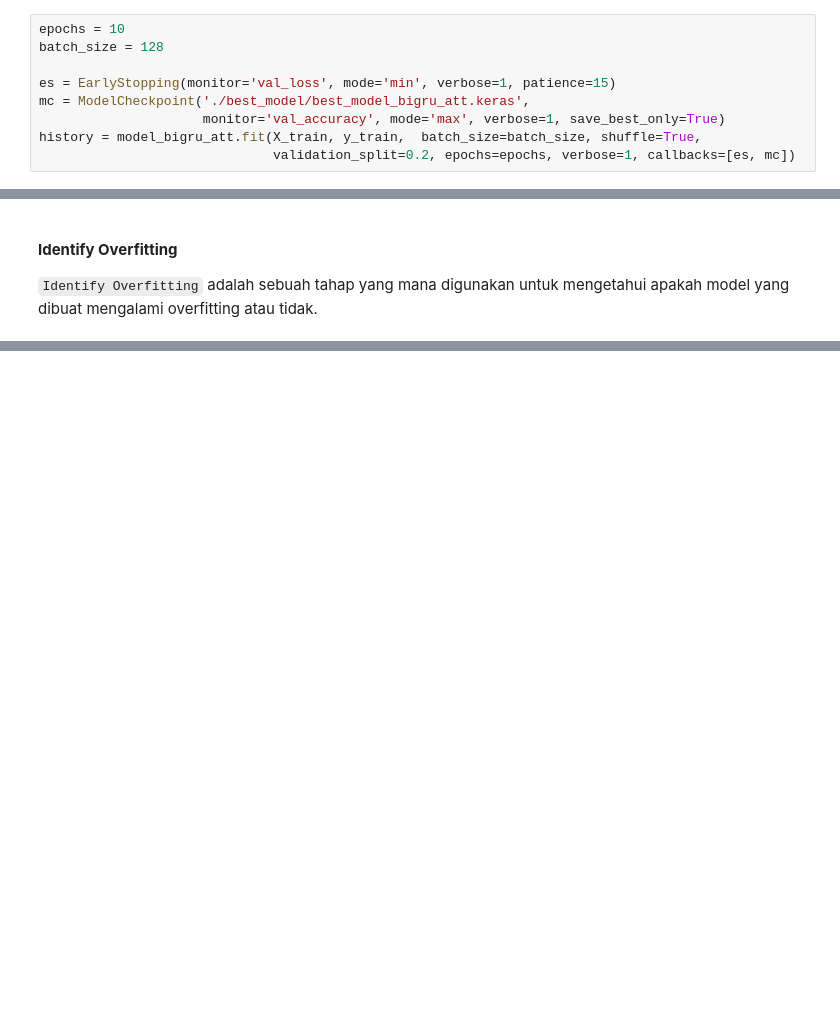
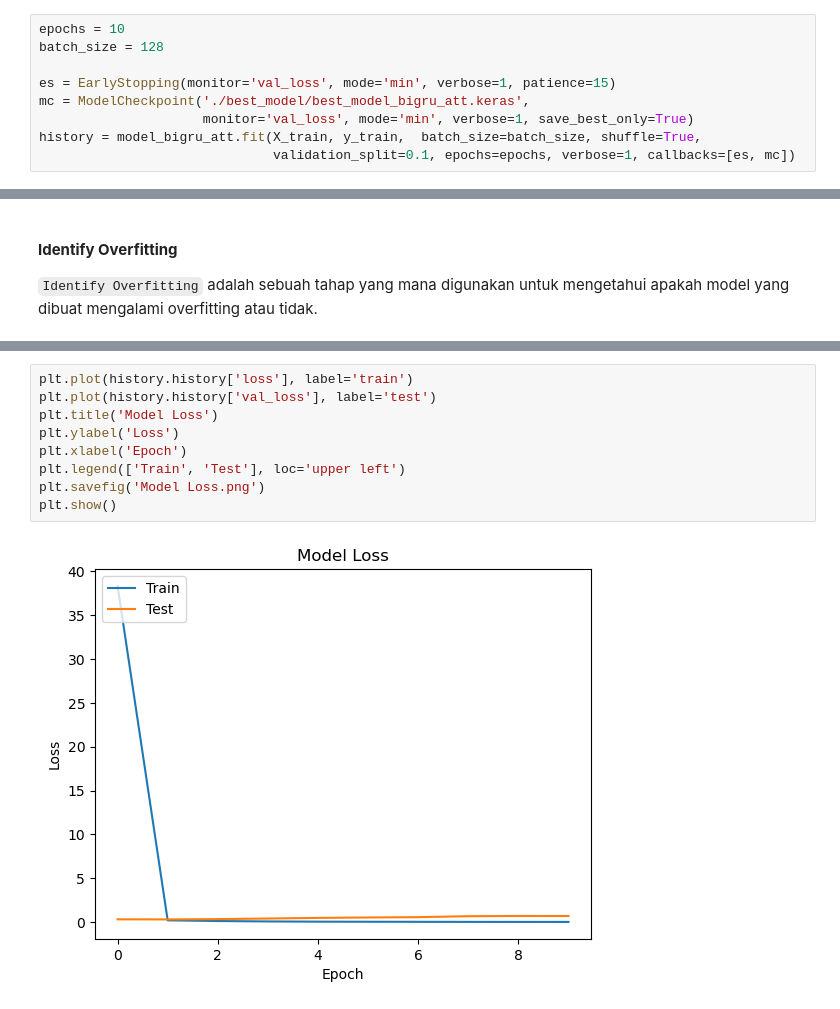
Before and after one commit to sains-data/Sentiment-Analysis-Using-GRU, a Jupyter notebook: Analysis GRU.ipynb, the cells around one changed output, grey strips where cells are left out. Drawn from its saved outputs; the diff is of its cells as text; blank space fills up the shorter version.

```diff
--- a/Analysis GRU.ipynb
+++ b/Analysis GRU.ipynb
@@ -630,8 +633,8 @@ batch_size = 128
 
 es = EarlyStopping(monitor='val_loss', mode='min', verbose=1, patience=15)
 mc = ModelCheckpoint('./best_model/best_model_bigru_att.keras',
-                     monitor='val_accuracy', mode='max', verbose=1, save_best_only=True)
+                     monitor='val_loss', mode='min', verbose=1, save_best_only=True)
 history = model_bigru_att.fit(X_train, y_train,  batch_size=batch_size, shuffle=True,
-                              validation_split=0.2, epochs=epochs, verbose=1, callbacks=[es, mc])
+                              validation_split=0.1, epochs=epochs, verbose=1, callbacks=[es, mc])
 # %% [output]
 Epoch 1/10
@@ -682,0 +687,11 @@ NameError: name 'history' is not defined
+# %%
+plt.plot(history.history['loss'], label='train')
+plt.plot(history.history['val_loss'], label='test')
+plt.title('Model Loss')
+plt.ylabel('Loss')
+plt.xlabel('Epoch')
+plt.legend(['Train', 'Test'], loc='upper left')
+plt.savefig('Model Loss.png')
+plt.show()
+# %% [output]
+[figure, added]
```
Also changed, not shown: parts of 25 cells of this notebook.
